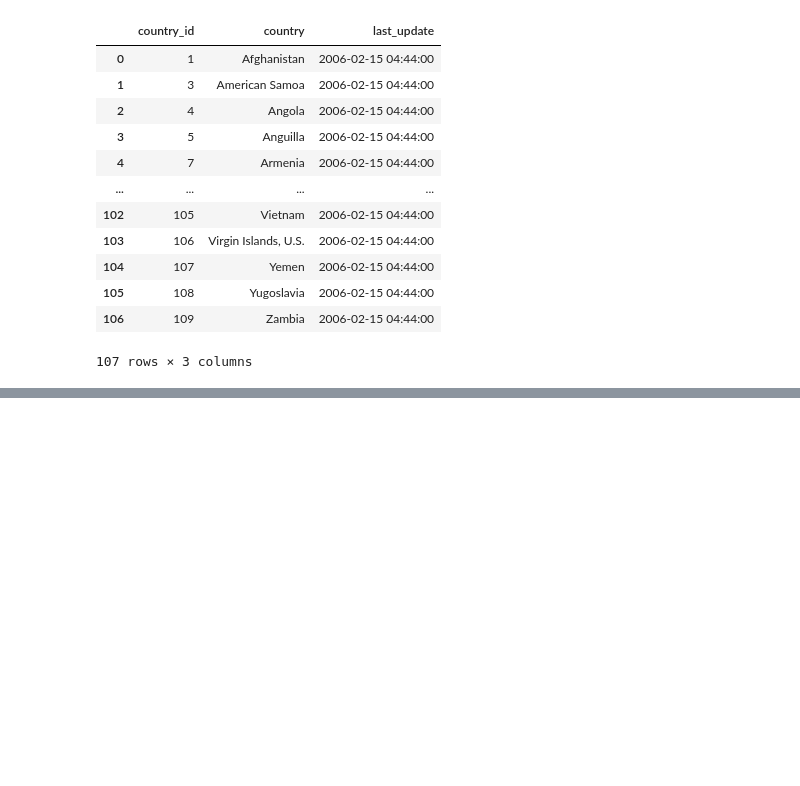
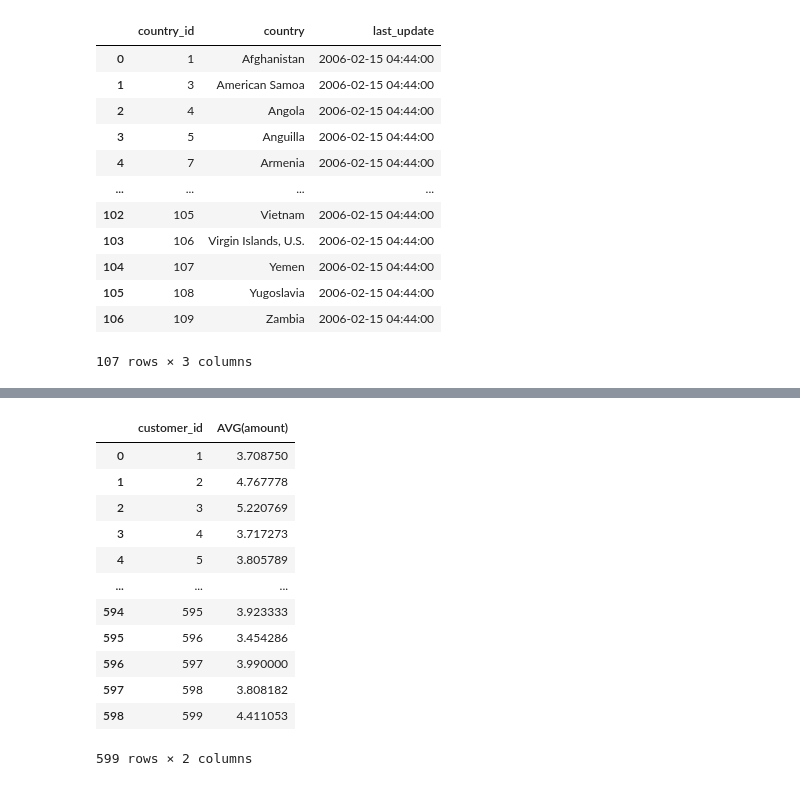
Before and after one commit to preciii7/practica_programacion, a Jupyter notebook: sql/ejercicios_sakila.ipynb, the cells around one changed output, grey strips where cells are left out. Drawn from its saved outputs; the diff is of its cells as text; code cells hidden in the pictures; blank space fills up the shorter version.

```diff
--- a/sql/ejercicios_sakila.ipynb
+++ b/sql/ejercicios_sakila.ipynb
@@ -217,0 +297,16 @@ pd.read_sql("SELECT * FROM country WHERE country NOT IN ('Algeria', 'ARGENTINA')
+# %%
+pd.read_sql("SELECT customer_id, AVG(amount) FROM payment GROUP BY customer_id", engine)
+# %% [output]
+|  | customer_id | AVG(amount) |
+| 0 | 1 | 3.708750 |
+| 1 | 2 | 4.767778 |
+| 2 | 3 | 5.220769 |
+| 3 | 4 | 3.717273 |
+| 4 | 5 | 3.805789 |
+| ... | ... | ... |
+| 594 | 595 | 3.923333 |
+| 595 | 596 | 3.454286 |
+| 596 | 597 | 3.990000 |
+| 597 | 598 | 3.808182 |
+| 598 | 599 | 4.411053 |
+599 rows × 2 columns
```
Also changed, not shown: parts of 8 cells of this notebook.
